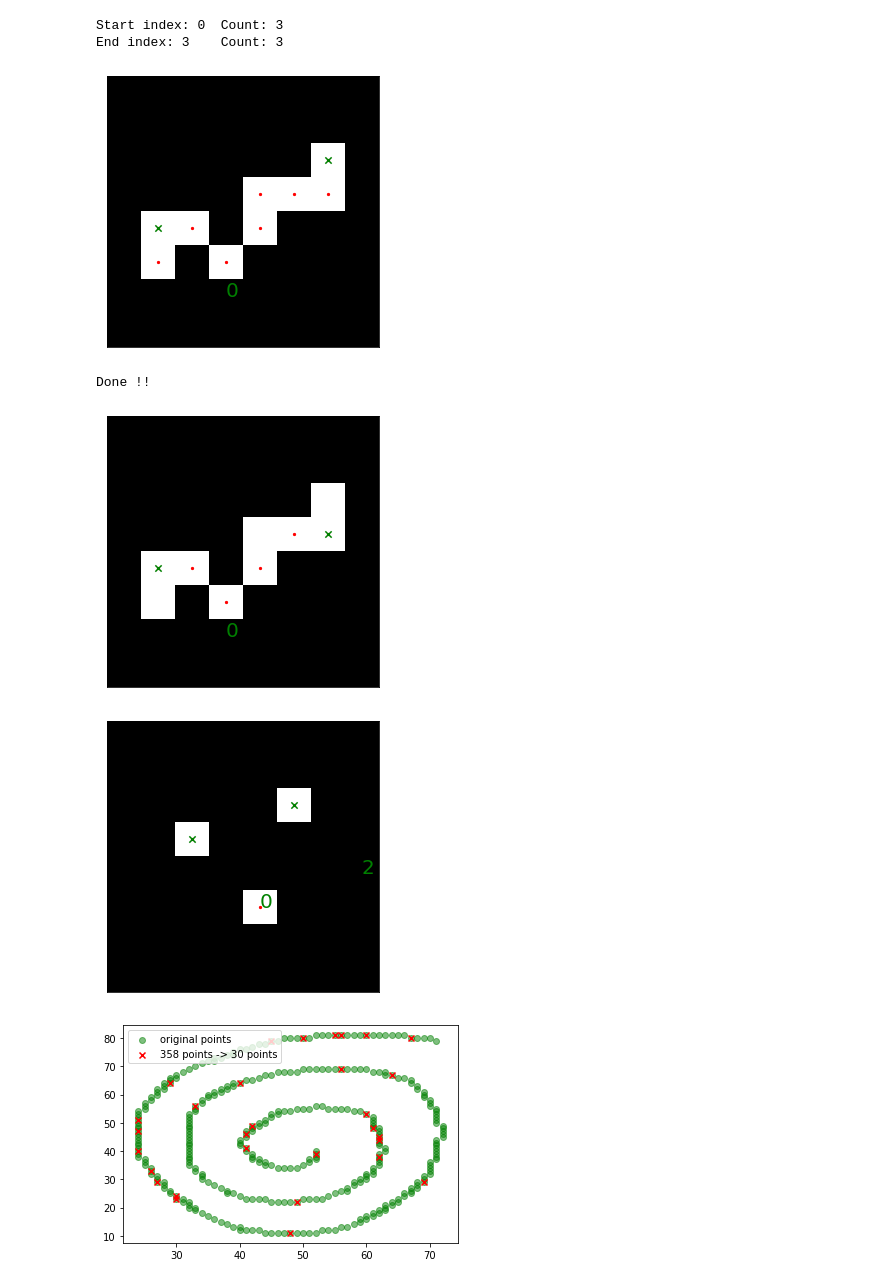
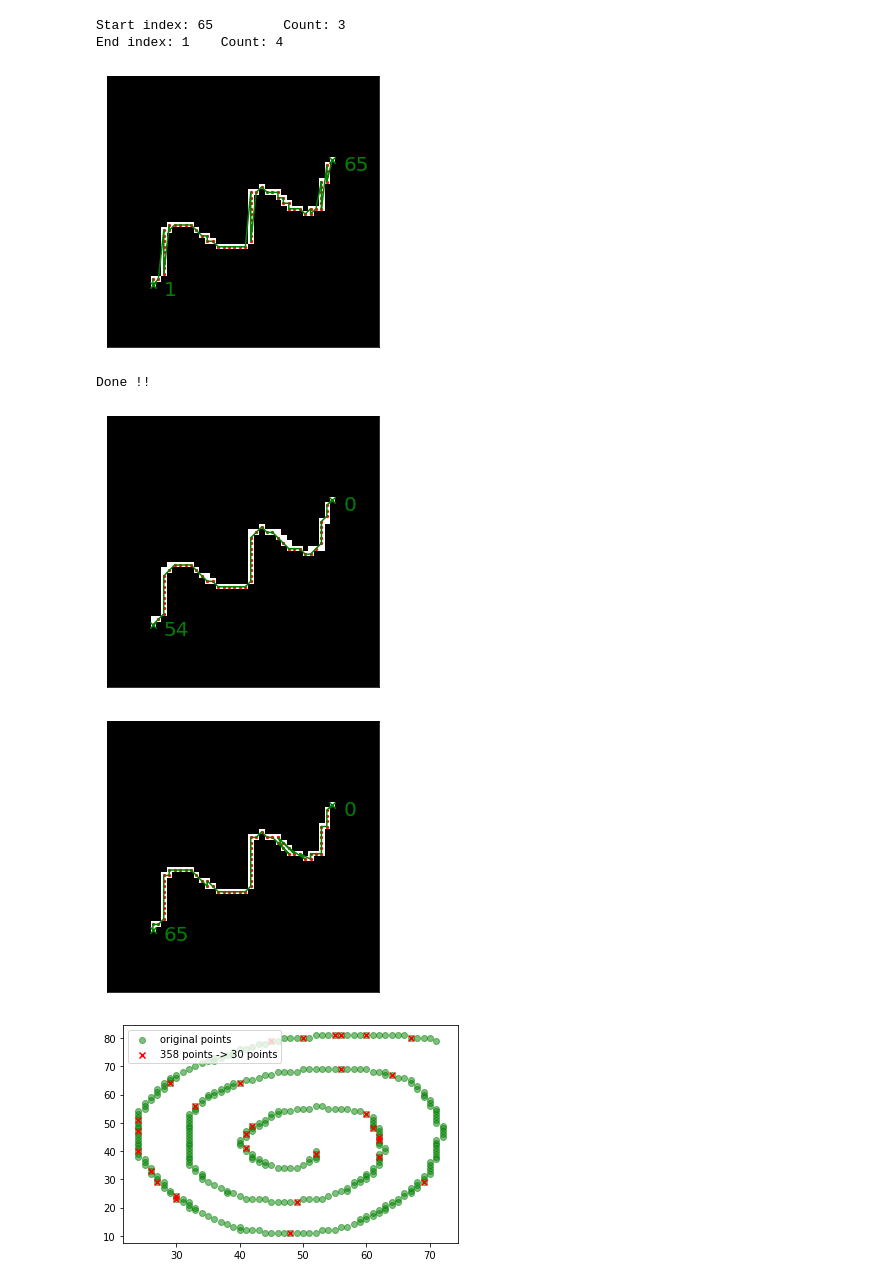
Before and after one commit to NanyangBot/task_planning, a Jupyter notebook: notebooks/drawline.ipynb, the cells around one changed output. Saved outputs shown, nothing was run; the diff lists cells and outputs as text; code cells hidden in the pictures.

Commit message:
Improved estimation of start and end point

```diff
--- a/notebooks/drawline.ipynb
+++ b/notebooks/drawline.ipynb
@@ -23,6 +23,7 @@ def plotpoints(image,points,idx=None):
     fig, ax = plt.subplots(1,1,figsize=(s,s))
     ax = imshow(ax,image)
     ax.scatter(*points,c='r',s=5)
+    ax.plot(*points,'g-')
     if idx:
         for ix in idx:
             d = 2
@@ -39,6 +40,7 @@ def imshow(ax,im):
     ax.imshow(im,cmap='gray')
     ax.set_xticks([])
     ax.set_yticks([])
+    ax.grid(which='major', axis='both', linestyle='-', color='r')
     return ax
 
 def get_square(image, square_size):
@@ -67,13 +69,24 @@ def get_square(image, square_size):
         #mask = cv2.resize(mask, (square_size, square_size), interpolation = cv2.INTER_AREA)
     return mask
 # %%
-img = cv2.imread('/home/rosi/atika-project/work/2023/iafpp-wp1.3-motion-planner/code/trajectory_planner_ws/src/task_planning/images/freehand.png',0)
+img0 = cv2.imread('/home/rosi/atika-project/work/2023/iafpp-wp1.3-motion-planner/code/trajectory_planner_ws/src/task_planning/images/freehand.png',0)
+img = cv2.blur(img0, (35, 35))
+img = cv2.threshold(img, 250, 255, 0)[1]
+img = cv2.bitwise_not(img)
+#plt.imshow(img,cmap='gray')
+
 output = cv2.connectedComponentsWithStatsWithAlgorithm(img,8,cv2.CV_16U,-1)
 (numLabels, labels, stats, centroids) = output
-tmp = np.zeros((numLabels-1,)+img.shape, dtype=np.uint8)
+tmp = np.zeros((numLabels-1,)+img0.shape, dtype=np.uint8)
 for l in range(1,numLabels):
     tmp[l-1][np.where(labels == l)] = 255
 print(tmp.shape)
-plot([t for t in tmp])
+
+imgs = [img0]
+for t in tmp:
+    t2 = cv2.ximgproc.thinning(t, cv2.ximgproc.THINNING_ZHANGSUEN)
+    imgs.append(t2)
+plot(imgs)
+#plot([t for t in tmp])
 # %% [output]
 (1, 300, 400)
@@ -89,5 +102,5 @@ plot([img,thresh])
 # %%
-mask = get_square(thresh,8)
+mask = get_square(imgs[-1],50)
 #mask = get_square(img,8)
 norm = cv2.normalize(mask, None, alpha=255, beta=1, norm_type=cv2.NORM_MINMAX, dtype=cv2.CV_16U).astype(np.uint8)
 thresh2 = cv2.threshold(norm, 75, 255, cv2.THRESH_BINARY)[1]
@@ -105,6 +118,6 @@ plot([thresh2,flip])
 # %%
 pts = np.where(flip>0)
-n = 3
+n = 5
 count = []
 for idx,(px,py) in enumerate(zip(*pts)):
     assert flip[px,py] == 255
@@ -122,7 +135,8 @@ for idx,(px,py) in enumerate(zip(*pts)):
     #if idx==8: print(np.array(vals).reshape(len(temp_py),len(temp_px)))
 assert len(count) == len(pts[0])
 print('---')
-pt_start = np.argsort(count)[0]
+#pt_start = np.argsort(count)[0]
+pt_start = np.argmin(count)
 pt_end = np.argsort(count)[1]
 print('Start index:',pt_start,'\tCount:',count[pt_start])
 print('End index:',pt_end,'\tCount:',count[pt_end])
@@ -148,15 +167,15 @@ while (abs(pt_start-pt_end) == 1):
 print('Start index:',pt_start,'\tCount:',count[pt_start])
 print('End index:',pt_end,'\tCount:',count[pt_end])
 # %% [output]
-Start index: 0  Count: 3
-End index: 3    Count: 3
+Start index: 65         Count: 3
+End index: 1    Count: 4
 # %%
 pts = np.where(flip>0)
 pts = np.array(pts).T
 N = len(pts)
 plotpoints(thresh2,pts.T,[pt_start,pt_end])
 # %% [output]
-[figure, old version]
+[figure, new version]
 # %%
 class Node:
 
@@ -337,7 +356,7 @@ new_pts = np.array([[p.x, p.y] for p in final_path[::-1]])
 new_pts = np.append(new_pts,[pts[pt_end]],axis=0)
 plotpoints(thresh2,new_pts.T,[0,len(new_pts)-1])
 # %% [output]
-[figure, old version]
+[figure, new version]
 # %%
 # Python program for Dijkstra's single
 # source shortest path algorithm. The program is
@@ -405,16 +424,16 @@ class Graph():
 # %%
 n = len(pts)
 adj = [np.linalg.norm(pts-p,axis=1).tolist() for p in pts]
 
 g = Graph(n)
 g.graph = adj
 path = g.dijkstra(pt_start)
 
 new_pts = pts[path]
-plotpoints(thin,new_pts.T,[0,len(new_pts)-1])
-#plotpoints(thin,new_pts.T,[0,8])
+plotpoints(thresh2,new_pts.T,[0,len(new_pts)-1])
+#plotpoints(thresh2,new_pts.T,[0,8])
 # %% [output]
-[figure, old version]
+[figure, new version]
 # %%
 data = np.copy(pts)
 # Compute KDE
```
Also changed, not shown: parts of 5 cells of this notebook, 1 other file.
